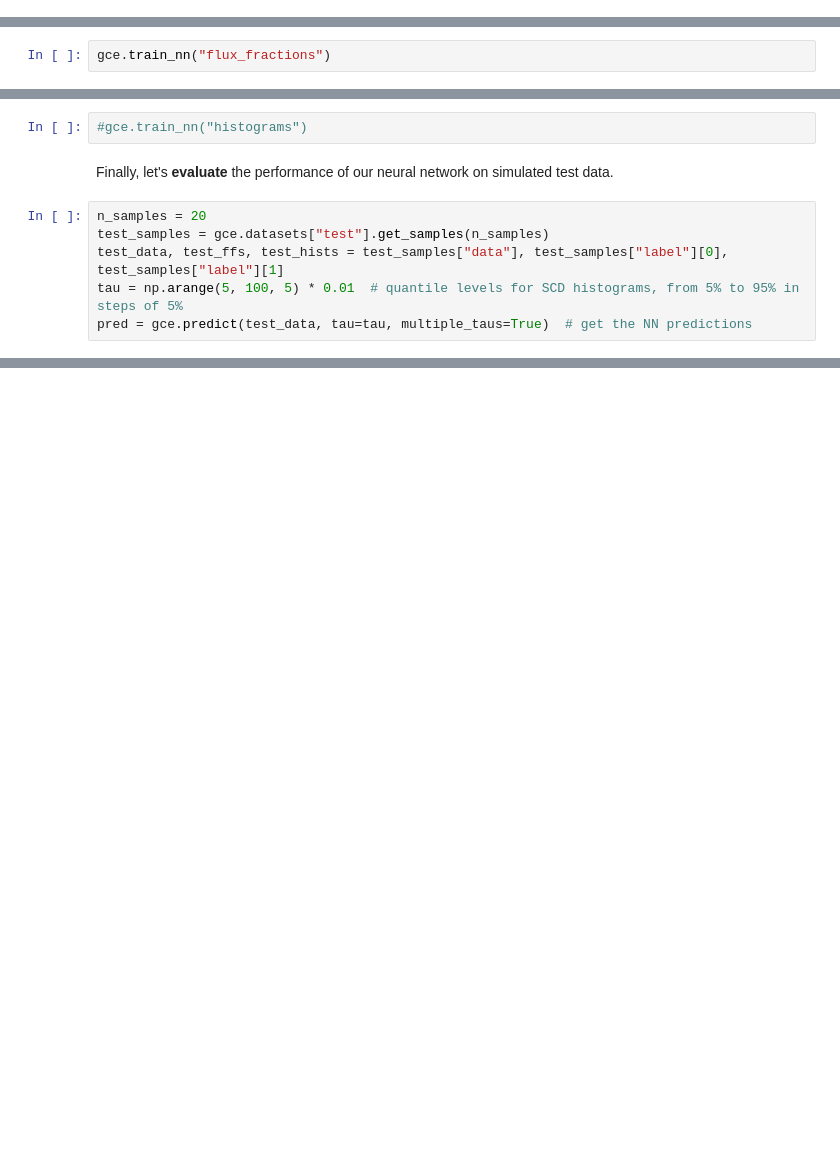
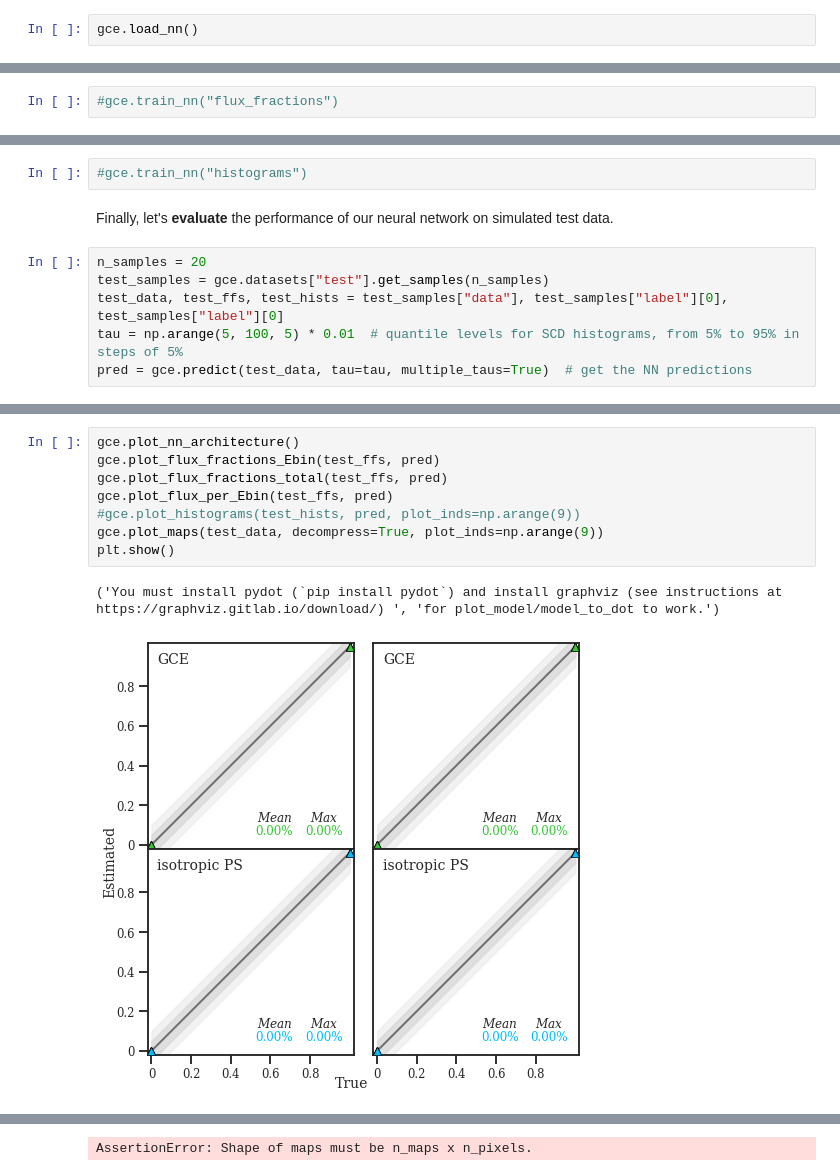
Before and after one commit to FloWol/GCE_Edep, a Jupyter notebook: examples/gce_nn_example_notebook.ipynb, the cells around one changed output, grey strips where cells are left out. Drawn from its saved outputs; the diff is of its cells as text; blank space fills up the shorter version.

Commit message:
Edep version Trying to use 2 templates with diff Edep only mean trains and works as expected

```diff
--- a/examples/gce_nn_example_notebook.ipynb
+++ b/examples/gce_nn_example_notebook.ipynb
@@ -336,0 +335,2 @@ ________________________________________________________________________________
+# %%
+gce.load_nn()
@@ -339,4 +341,4 @@ ________________________________________________________________________________
 1. the **flux fractions** of the different templates (using a negative maximum log-likelihood loss function), and
 2. the **SCD histograms** of the GCE and isotropic point source populations (using the *Earth Mover's pinball loss*, see [arXiv:2106.02051](https://arxiv.org/abs/2106.02051)).
 # %%
-gce.train_nn("flux_fractions")
+#gce.train_nn("flux_fractions")
@@ -356,7 +349,7 @@ Finally, let's **evaluate** the performance of our neural network on simulated t
 # %%
 n_samples = 20
 test_samples = gce.datasets["test"].get_samples(n_samples)
-test_data, test_ffs, test_hists = test_samples["data"], test_samples["label"][0], test_samples["label"][1]
+test_data, test_ffs, test_hists = test_samples["data"], test_samples["label"][0], test_samples["label"][0]
 tau = np.arange(5, 100, 5) * 0.01  # quantile levels for SCD histograms, from 5% to 95% in steps of 5%
 pred = gce.predict(test_data, tau=tau, multiple_taus=True)  # get the NN predictions
 # %%
@@ -363,0 +390,11 @@ pred['ff_mean'].shape
+# %%
+gce.plot_nn_architecture()
+gce.plot_flux_fractions_Ebin(test_ffs, pred)
+gce.plot_flux_fractions_total(test_ffs, pred)
+gce.plot_flux_per_Ebin(test_ffs, pred)
+#gce.plot_histograms(test_hists, pred, plot_inds=np.arange(9))
+gce.plot_maps(test_data, decompress=True, plot_inds=np.arange(9))
+plt.show()
+# %% [output]
+('You must install pydot (`pip install pydot`) and install graphviz (see instructions at https://graphviz.gitlab.io/download/) ', 'for plot_model/model_to_dot to work.')
+[figure, added]
@@ -363,0 +403 @@ pred['ff_mean'].shape
+AssertionError: Shape of maps must be n_maps x n_pixels.
```
Also changed, not shown: parts of 14 cells of this notebook, 12 other files.
